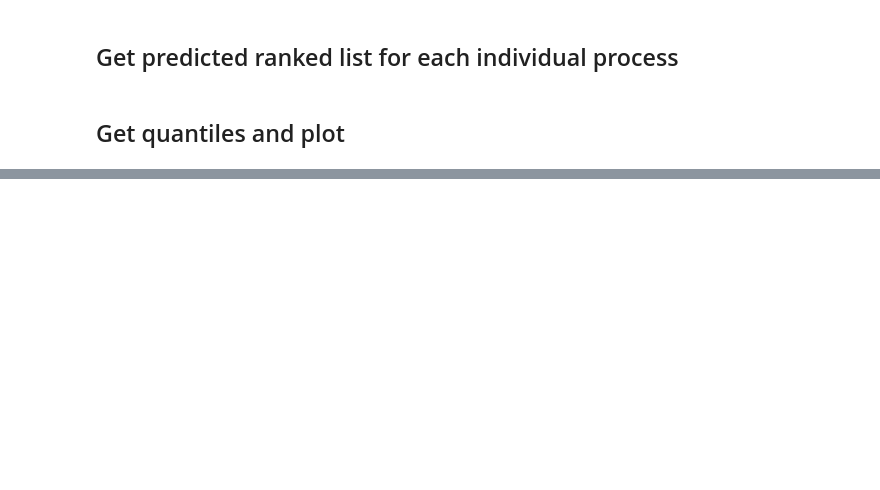
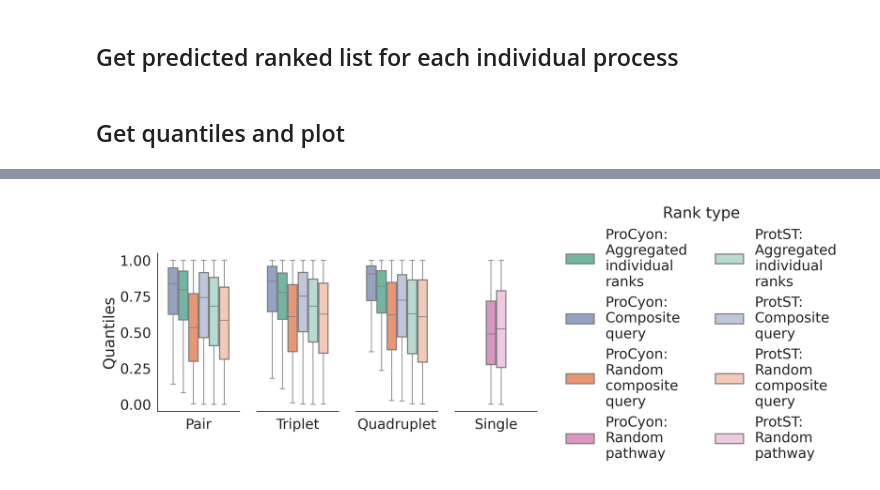
Before and after one commit to mims-harvard/ProCyon, a Jupyter notebook: examples/paper_analyses/composition_retrieval.ipynb, the cells around one changed output, grey strips where cells are left out. Cells and saved outputs as stored; diff of their text form; code cells hidden in the pictures; blank space fills up the shorter version.

```diff
--- a/examples/paper_analyses/composition_retrieval.ipynb
+++ b/examples/paper_analyses/composition_retrieval.ipynb
@@ -1227,7 +1832,7 @@ for i, (pathway_go_1, pathway_go_2, pathway_go_3, pathway_go_4) in enumerate(sam
         all_valid_go_quadruplet_sims_ranks_geom[random.randint(0, all_valid_go_quadruplet_sims_ranks_geom.shape[0]-1), pleiotropic_proteins_inds] / num_proteins
     )
 # %%
-plot_data = pd.DataFrame({
+procyon_data = pd.DataFrame({
     "Rank type": ["Composite\nquery"] * np.concatenate(quantiles_pair_composition_geom_rank_among_all).shape[0] + \
     ["Aggregated\nindividual\nranks"] * np.concatenate(quantiles_pair_individual_geom_rank_among_all).shape[0] + \
     ["Random\ncomposite\nquery"] * np.concatenate(quantiles_pair_random_composition_geom_rank_among_all).shape[0] + \
@@ -1282,3 +2037,5 @@ array(['Pair', 'Triplet', 'Quadruplet', 'Single'], dtype=object)
+# %%
+plot_data = procyon_data
 # %%
 # Custom color palette as a dictionary
 colors = ['#8da0cb', '#66c2a5', '#fc8d62', '#e78ac3']
@@ -1419,3 +2176,5 @@ MannwhitneyuResult(statistic=7730864.5, pvalue=6.738264299285646e-306)
 WilcoxonResult(statistic=63080.0, pvalue=1.70029829993611e-21)
 WilcoxonResult(statistic=39640.0, pvalue=3.2274012311759914e-46)
 MannwhitneyuResult(statistic=3028830.5, pvalue=1.70288027860516e-173)
+# %%
+plot_data = protst_data
@@ -1421,0 +2321,10 @@ MannwhitneyuResult(statistic=3028830.5, pvalue=1.70288027860516e-173)
+# %%
+combined_plot_data = (
+    pd.concat((
+        procyon_data.assign(plot_rank=lambda x: "ProCyon:\n"+x["Rank type"]),
+        protst_data.assign(plot_rank=lambda x: "ProtST:\n"+x["Rank type"]),
+    ))
+    .drop(columns=["Rank type"])
+    .rename(columns={"plot_rank": "Rank type"})
+)
+combined_plot_data.head()
@@ -1421,0 +2341,75 @@ MannwhitneyuResult(statistic=3028830.5, pvalue=1.70288027860516e-173)
+# %%
+# Custom color palette as a dictionary
+colors = [
+    '#8da0cb', '#66c2a5', '#fc8d62', '#e78ac3',
+    "#bac6df", "#b2e0d2", "#fdc6b0", "#f3c4e1",
+]
+hue_names = combined_plot_data["Rank type"].unique()
+palette = dict(zip(hue_names, colors))
+
+# Determine the unique x values and corresponding unique hues
+unique_xs = combined_plot_data["Number of processes"].unique()
+hue_dict = {x: combined_plot_data[plot_data["Number of processes"] == x]["Rank type"].unique() for x in unique_xs}
+
+# Create subplots
+fig, axes = plt.subplots(1, len(unique_xs), figsize=(8, 4), sharey=True, dpi=300)
+sns.set(context="paper", font_scale=2, style="white")
+
+# Loop through each unique x and plot individually
+all_legend_entries =[]
+seen_labels = set()
+for i, x in enumerate(unique_xs):
+    ax = axes[i]
+
+    sns_plot = sns.boxplot(
+        data=combined_plot_data.query("`Number of processes` == @x"),
+        x="Number of processes",
+        y="Quantiles",
+        hue="Rank type",
+        hue_order=hue_dict[x],
+        width=0.25 if i == 3 else 0.75,
+        dodge=True,
+        showfliers=False,
+        palette=palette,
+        ax=ax,
+        gap=0.1,
+        boxprops={"edgecolor": 'gray', "linewidth": 1.5, "linestyle": '-'},
+        whiskerprops={'color': 'gray', 'linestyle': '-'},
+        capprops={'color': 'gray', 'linestyle': '-'},
+        medianprops={'color': 'gray', 'linestyle': '-'}
+    )
+
+    # Remove upper and right borders
+    ax.spines['top'].set_visible(False)
+    ax.spines['right'].set_visible(False)
+
+    # Remove left border for the last three subplots
+    if i >= len(unique_xs) - 3:
+        ax.spines['left'].set_visible(False)
+        ax.tick_params(left=False)
+
+
+    # Remove legend for individual plots
+    ax.get_legend().remove()
+    ax.set_xlabel("")
+
+
+    if sns_plot.get_legend_handles_labels()[0]:
+        handles, labels = sns_plot.get_legend_handles_labels()
+        for h, l in zip(handles, labels):
+            if l not in seen_labels:
+                all_legend_entries.append((h,l))
+                seen_labels.add(l)
+
+all_legend_entries = sorted(all_legend_entries, key=lambda x: x[1])
+handles_list, labels_list = zip(*all_legend_entries)
+
+# Create a unified legend
+fig.legend(handles_list, labels_list, loc='center left', bbox_to_anchor=(1, 0.5), frameon=False, title="Rank type", ncol=2)
+
+# Adjust layout
+plt.tight_layout()
+plt.subplots_adjust(top=0.85)  # Adjust the top to make space for the legend
+plt.show()
+# %% [output]
+[figure, added]
```
Also changed, not shown: parts of 35 cells of this notebook, 1 other file.
